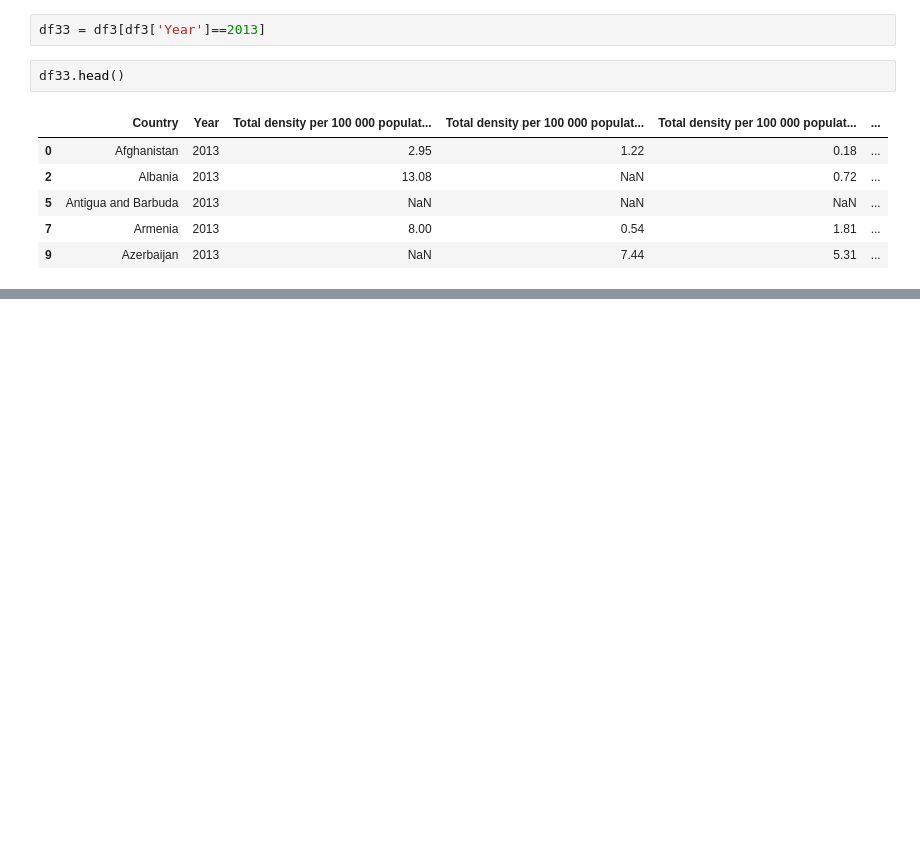
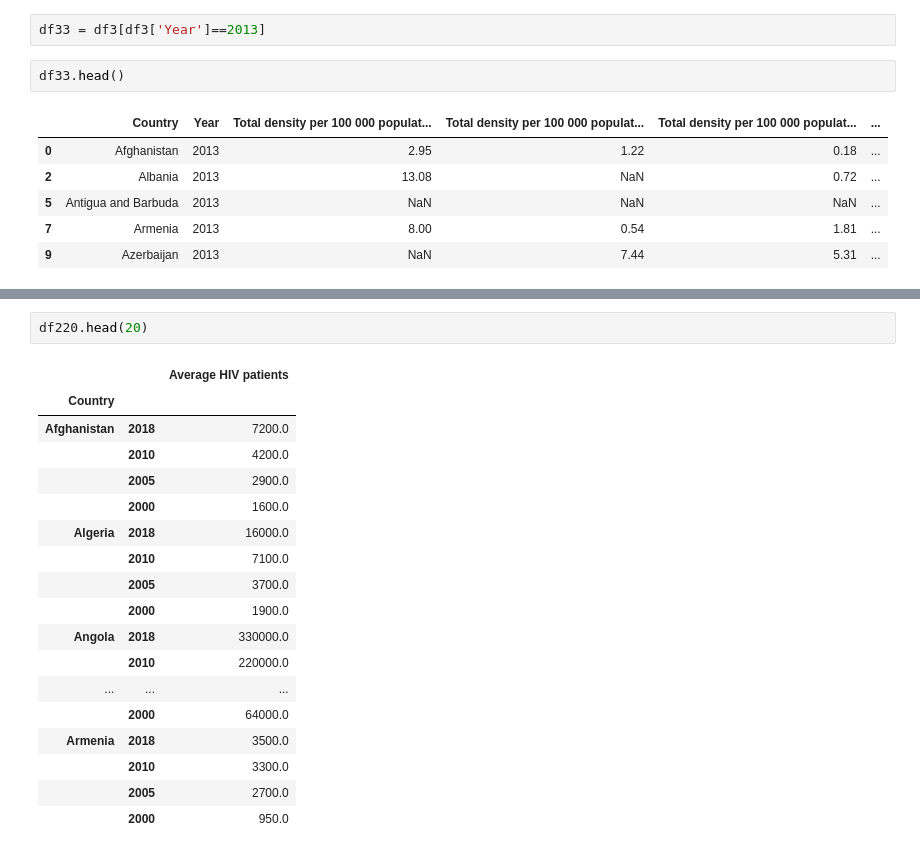
Before and after one commit to nvanrompaey/ImpactsHIVTreatment, a Jupyter notebook: CapstoneHIVtestings.ipynb, the cells around one changed output, grey strips where cells are left out. Drawn from its saved outputs; the diff is of its cells as text; blank space fills up the shorter version.

```diff
--- a/CapstoneHIVtestings.ipynb
+++ b/CapstoneHIVtestings.ipynb
@@ -260,0 +325,21 @@ df33.head()
+# %%
+df220.head(20)
+# %% [output]
+|  |  | Average HIV patients |
+| Country |  |  |
+| Afghanistan | 2018 | 7200.0 |
+|  | 2010 | 4200.0 |
+|  | 2005 | 2900.0 |
+|  | 2000 | 1600.0 |
+| Algeria | 2018 | 16000.0 |
+|  | 2010 | 7100.0 |
+|  | 2005 | 3700.0 |
+|  | 2000 | 1900.0 |
+| Angola | 2018 | 330000.0 |
+|  | 2010 | 220000.0 |
+| ... | ... | ... |
+|  | 2000 | 64000.0 |
+| Armenia | 2018 | 3500.0 |
+|  | 2010 | 3300.0 |
+|  | 2005 | 2700.0 |
+|  | 2000 | 950.0 |
```
Also changed, not shown: parts of 10 cells of this notebook, 1 other file.
